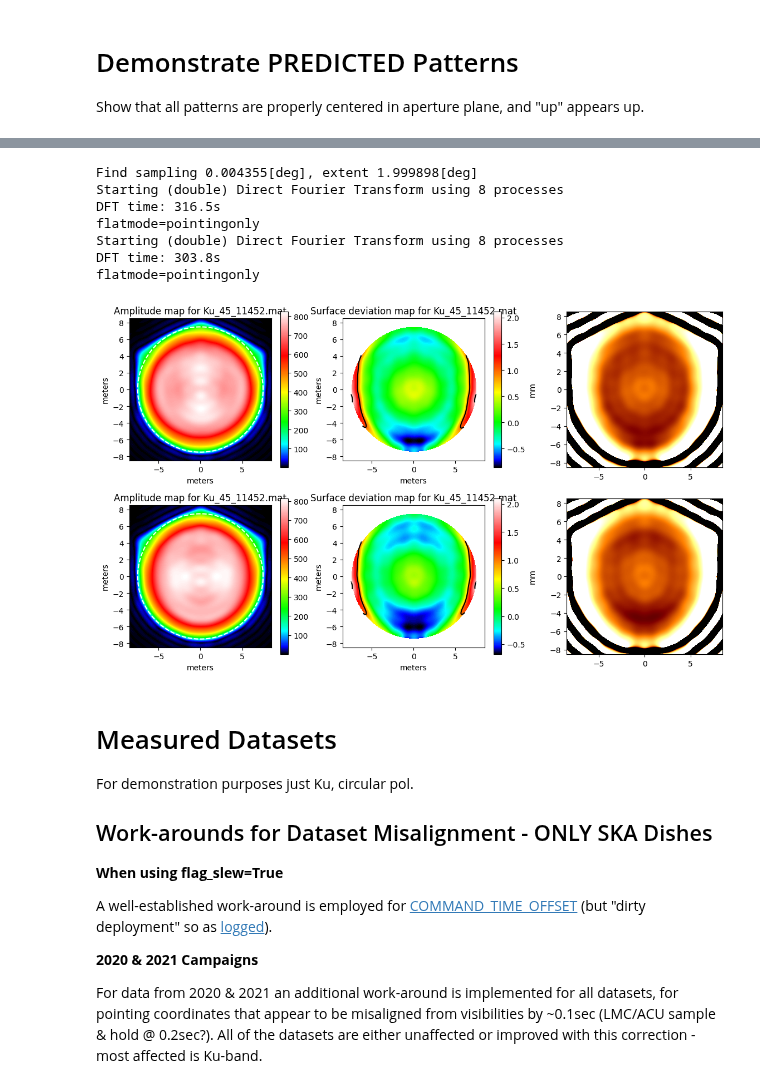
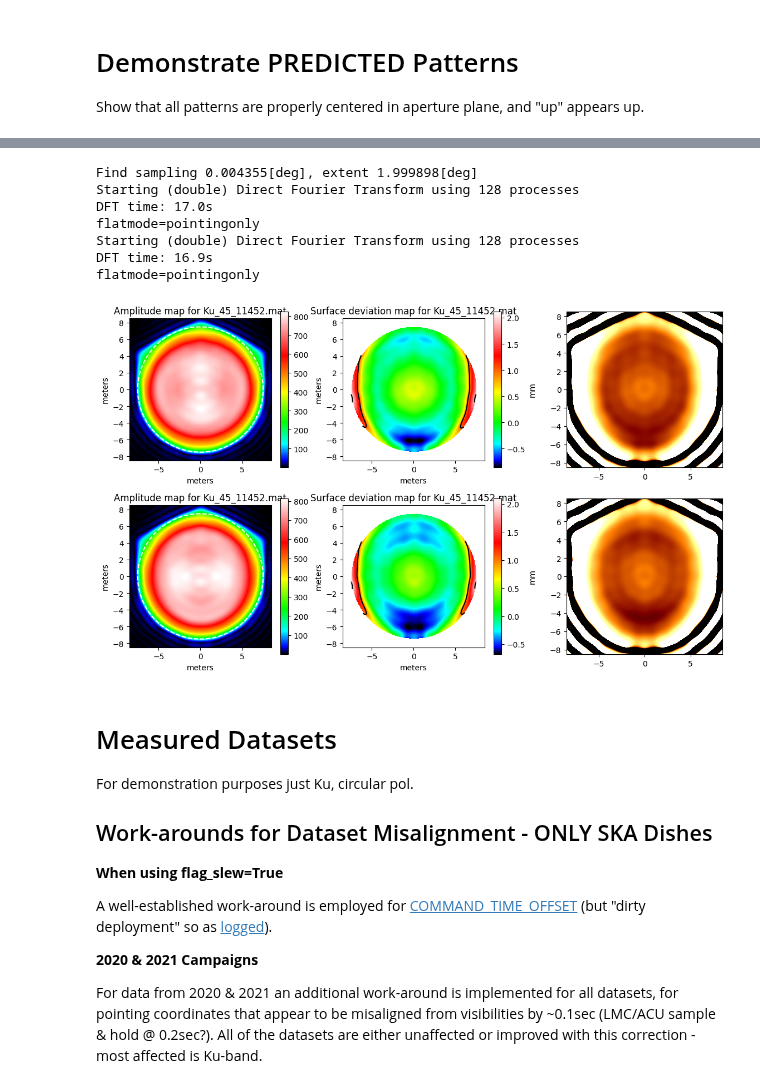
Before and after one commit to ska-sa/dvs, a Jupyter notebook: notebooks/Holography Demo.ipynb, the cells around one changed output, grey strips where cells are left out. Saved outputs shown, nothing was run; the diff lists cells and outputs as text; code cells hidden in the pictures.

```diff
--- a/notebooks/Holography Demo.ipynb
+++ b/notebooks/Holography Demo.ipynb
@@ -103,23 +100,17 @@ for ax,am in zip(axs, (amH,amV)):
 # %%
 # Ku-band
 b, amH, amV = hologreport.load_predicted(11452, None, pDISHPARAMS, el_deg=45, band="Ku", clipextent=2, gridsize=512)
+
+demo_plots(amH, amV)
 # %% [output]
 Find sampling 0.004355[deg], extent 1.999898[deg]
-Starting (double) Direct Fourier Transform using 8 processes
-DFT time: 316.5s
+Starting (double) Direct Fourier Transform using 128 processes
+DFT time: 17.0s
 flatmode=pointingonly
-Starting (double) Direct Fourier Transform using 8 processes
-DFT time: 303.8s
+Starting (double) Direct Fourier Transform using 128 processes
+DFT time: 16.9s
 flatmode=pointingonly
+[figure, added]
-# %%
-axs = subplots(2,3, figsize=(14,8))[1]
-for ax,am in zip(axs, (amH,amV)):
-    plt.sca(ax[0]); am.plot("amp", doclf=False)
-    plt.sca(ax[1]); am.plot("dev", doclf=False)
-    npdm = katholog.utilities.getdeviation(am.nopointingphasemap,am.mapsize,am.gridsize,am.wavelength,am.focallength,am.parabolaoffsetdev)
-    plt.sca(ax[2]); plt.imshow(npdm, clim=(-1,1), cmap=CM, extent=[i*am.mapsize/2.0 for i in [-1,1,-1,1]], origin='lower')
-# %% [output]
-[figure, removed]
 # %% [markdown]
 # Measured Datasets
 
```
Also changed, not shown: parts of 15 cells of this notebook, 4 other files.
